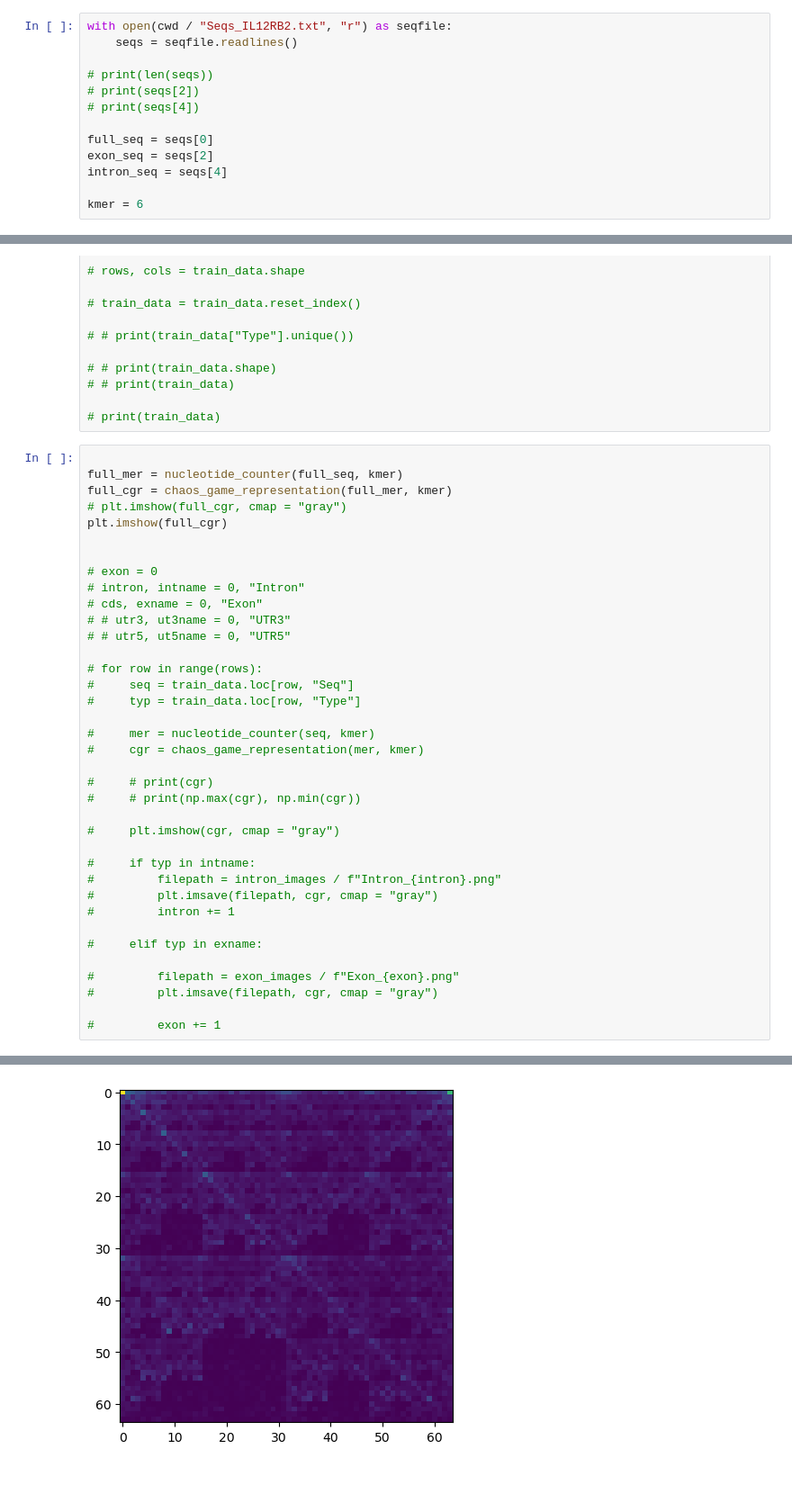
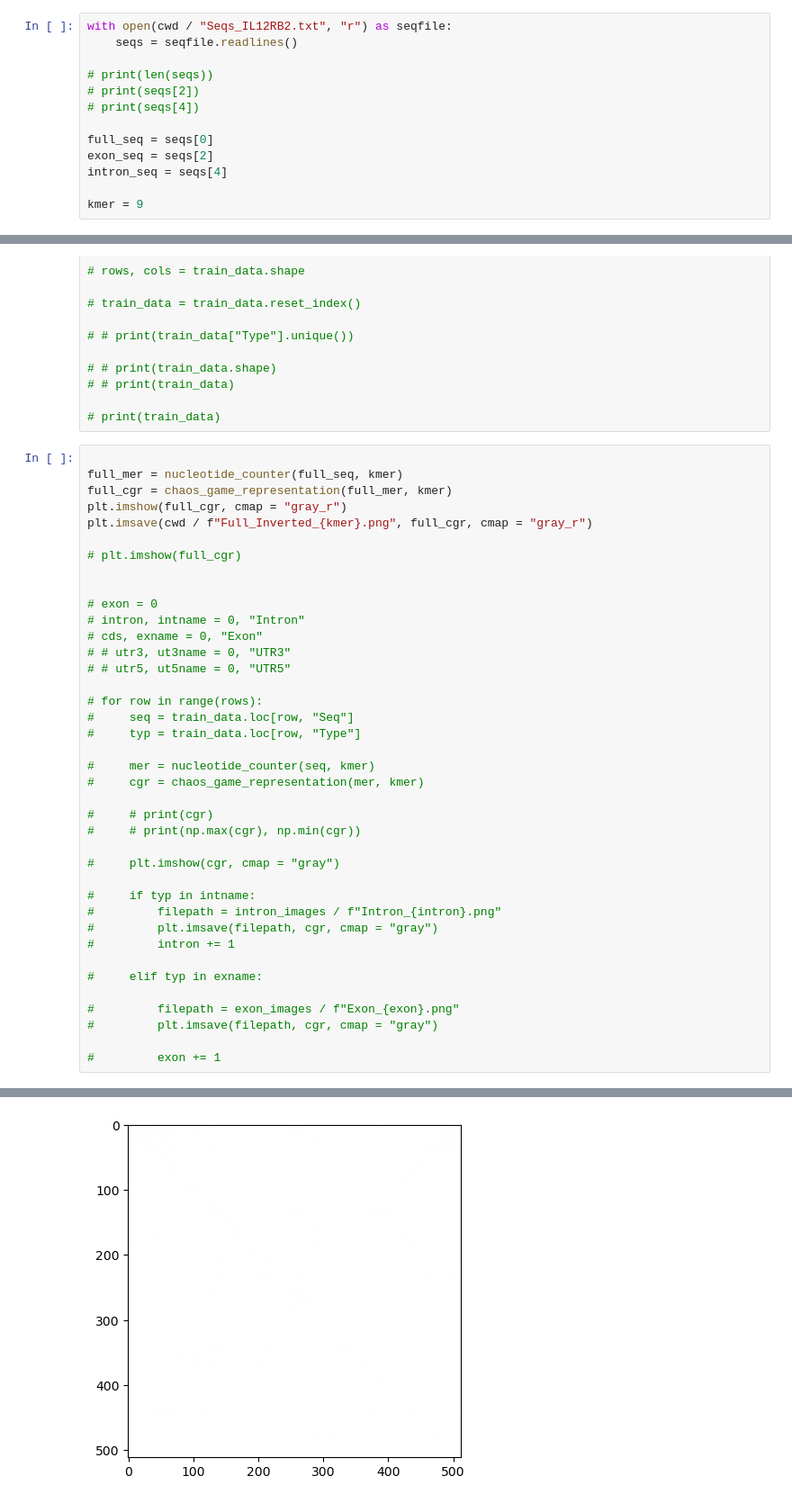
Before and after one commit to ZefCo/Thesis, a Jupyter notebook: ML/Fractal.ipynb, the cells around one changed output, grey strips where cells are left out. Shown at 90% size. Drawn from its saved outputs; the diff is of its cells as text; blank space fills up the shorter version.

```diff
--- a/ML/Fractal.ipynb
+++ b/ML/Fractal.ipynb
@@ -131,7 +131,7 @@ full_seq = seqs[0]
 exon_seq = seqs[2]
 intron_seq = seqs[4]
 
-kmer = 6
+kmer = 9
 # %%
 # train_data: pandas.DataFrame = pandas.read_pickle(cwd / "TrainingGeneData_v5.pkl")
 # # print(train_data.shape)
@@ -154,8 +154,10 @@ kmer = 6
 
 full_mer = nucleotide_counter(full_seq, kmer)
 full_cgr = chaos_game_representation(full_mer, kmer)
-# plt.imshow(full_cgr, cmap = "gray")
-plt.imshow(full_cgr)
+plt.imshow(full_cgr, cmap = "gray_r")
+plt.imsave(cwd / f"Full_Inverted_{kmer}.png", full_cgr, cmap = "gray_r")
+
+# plt.imshow(full_cgr)
 
 
 # exon = 0
@@ -192,4 +193,4 @@ plt.imshow(full_cgr)
-[figure, old version]
+[figure, new version]
 # %%
 exon_mer = nucleotide_counter(exon_seq, kmer)
 exon_cgr = chaos_game_representation(exon_mer, kmer)
```
Also changed, not shown: parts of 3 cells of this notebook, 10 other files.
